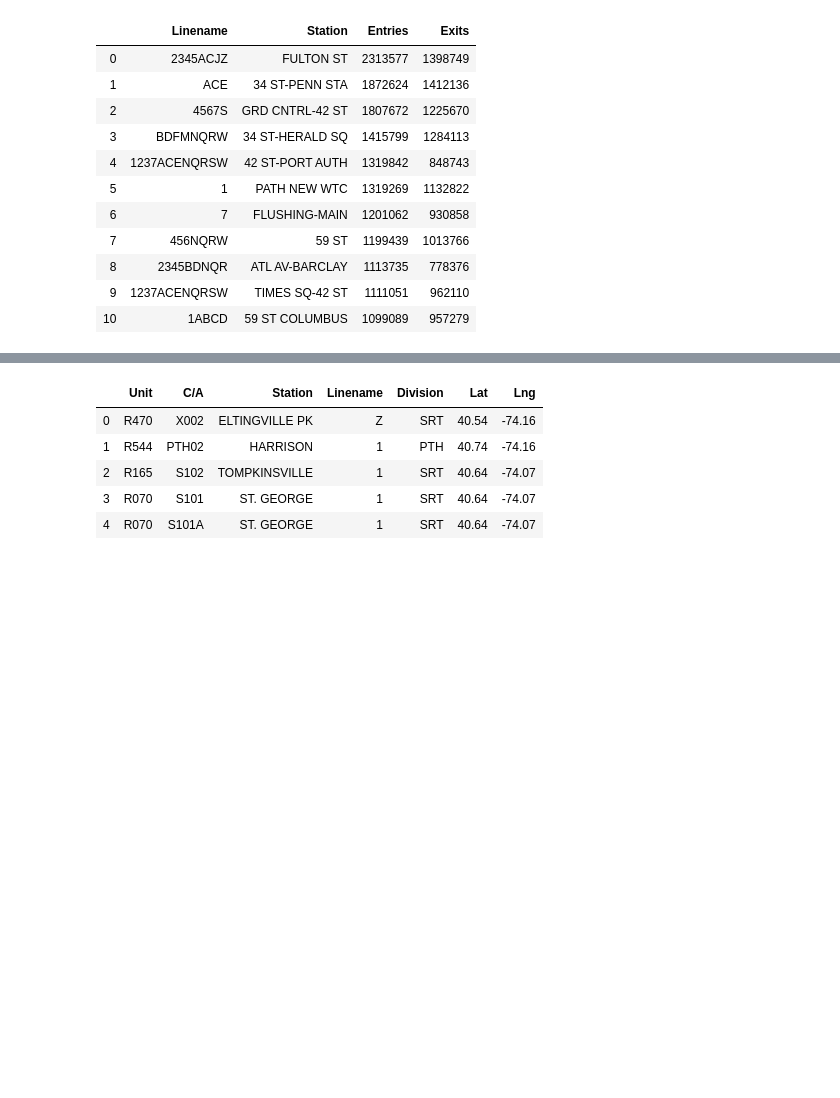
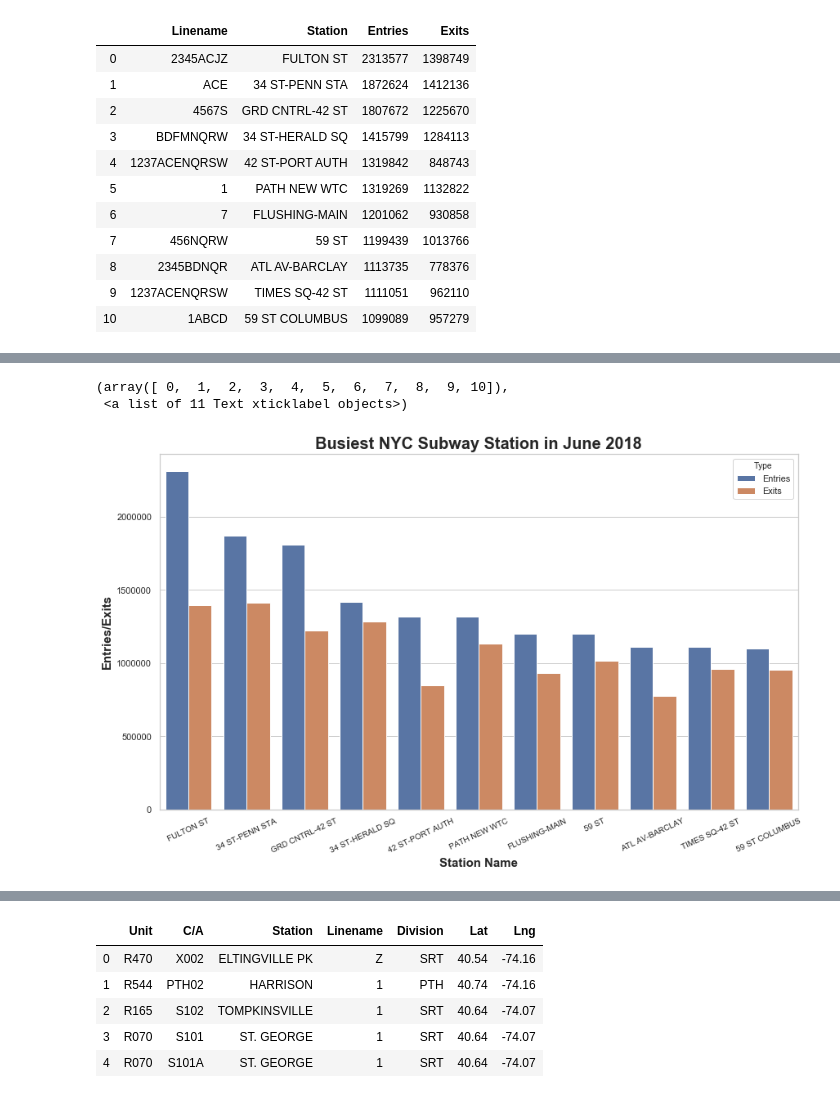
Before and after one commit to Suryantoyoga/NewYorkMTA, a Jupyter notebook: NewYorkMTAEDA.ipynb, the cells around one changed output, grey strips where cells are left out. Cells and saved outputs as stored; diff of their text form; code cells hidden in the pictures; blank space fills up the shorter version.

```diff
--- a/NewYorkMTAEDA.ipynb
+++ b/NewYorkMTAEDA.ipynb
@@ -223,8 +223,6 @@ print (df_turnstile_cln['Linename'].nunique())
 # %%
 #Group data frame by linename and station
 df_line_stn = df_turnstile_cln.groupby(['Linename', 'Station']).sum()
-df_line_stn_entry = df_line_stn.sort_values(by='Entries', ascending=False)
-df_line_stn_entry.reset_index(inplace=True)
-df_line_stn_exits = df_line_stn.sort_values(by='Exits', ascending=False)
-df_line_stn_exits.reset_index(inplace=True)
+df_line_stn = df_line_stn.sort_values(by='Entries', ascending=False)
+df_line_stn.reset_index(inplace=True)
 # %%
@@ -259,0 +243,6 @@ df_line_stn_exits.head(11)
+# %%
+#Subsetting data frame by top 10 bussiest
+df1 = df_line_stn.drop(columns = ['Linename'])
+df1 = df1[:11]
+df2=pd.melt(df1,id_vars=['Station'],var_name='Type', value_name='Count')
+df2
@@ -259,0 +262,13 @@ df_line_stn_exits.head(11)
+# %%
+#Plot busiest station in NYC
+plt.figure (figsize=(14,8))
+sns.set(style = "whitegrid")
+sns.barplot(df2['Station'], df2['Count'], hue = df2['Type'])
+plt.title("Busiest NYC Subway Station in June 2018", fontsize=20, weight='bold')
+plt.xlabel("Station Name", fontsize=15, weight='bold')
+plt.ylabel("Entries/Exits", fontsize=15, weight='bold')
+plt.xticks(rotation=25, fontsize=10)
+# %% [output]
+(array([ 0,  1,  2,  3,  4,  5,  6,  7,  8,  9, 10]),
+ <a list of 11 Text xticklabel objects>)
+[figure, added]
```
Also changed, not shown: parts of 10 cells of this notebook.
